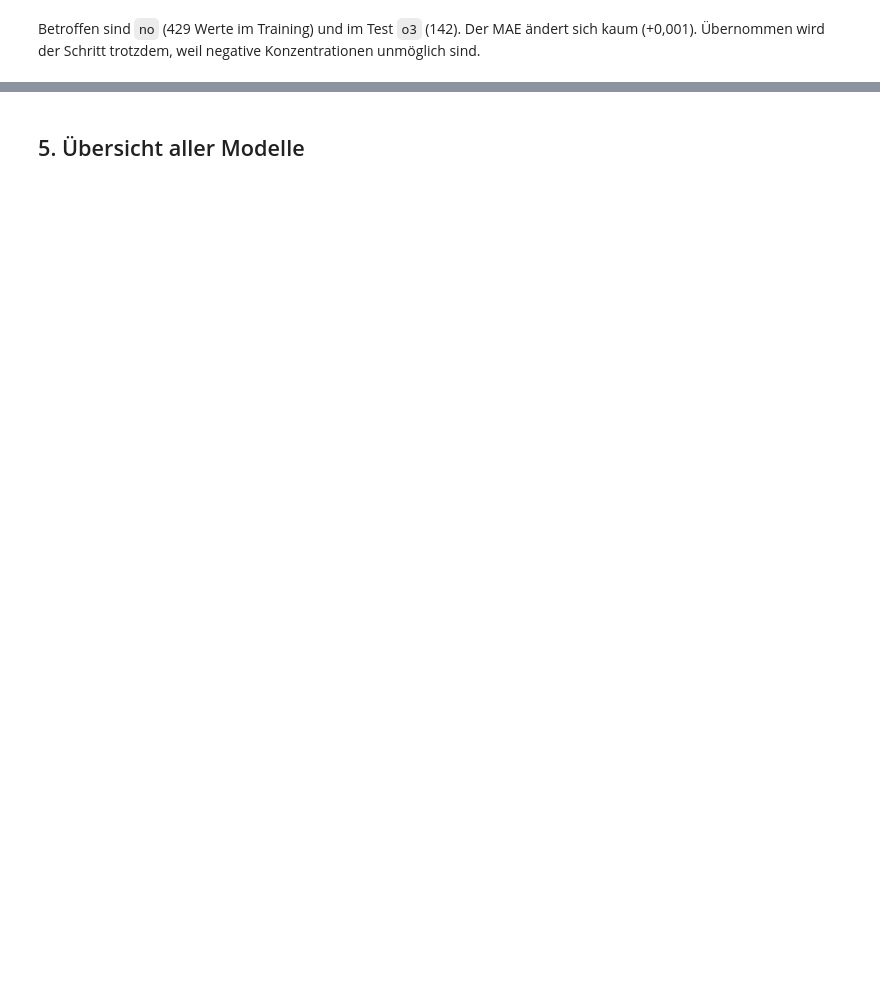
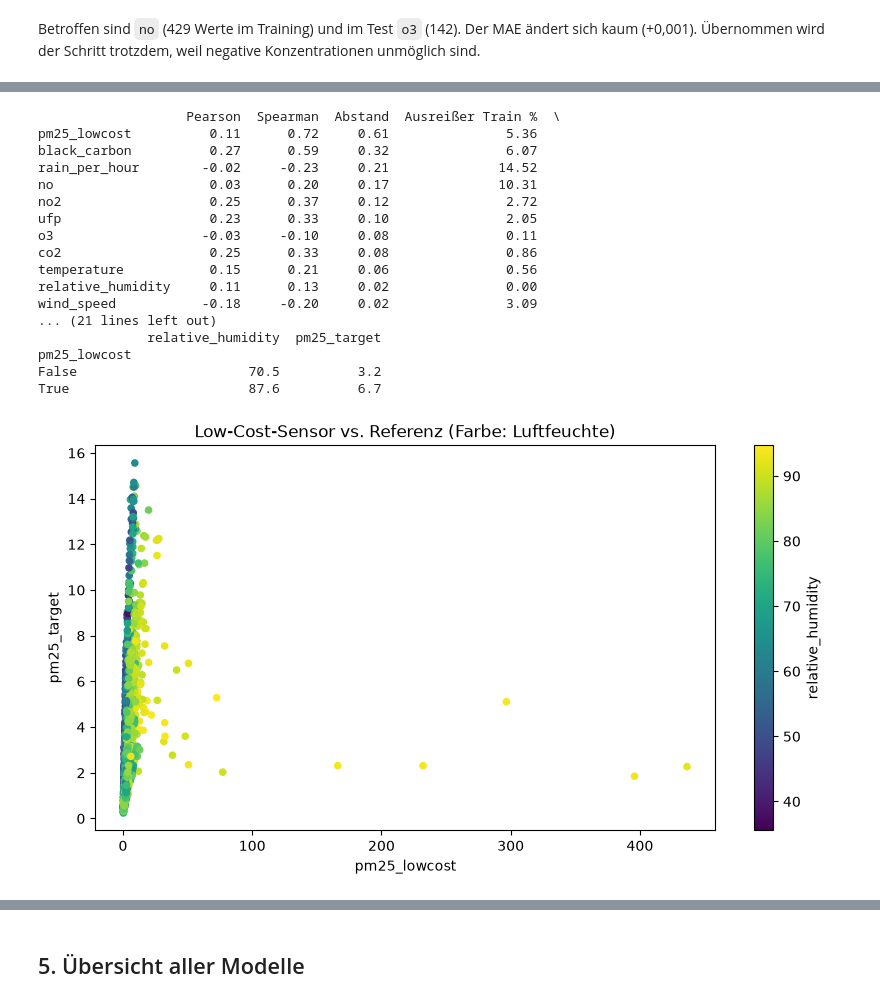
Before and after one commit to kevinvuong04/data-science-26-27, a Jupyter notebook: src/Notebooks/Aufgabe_2_Data_Preparation.ipynb, the cells around one changed output, grey strips where cells are left out. Cells and saved outputs as stored; diff of their text form; code cells hidden in the pictures; blank space fills up the shorter version.

```diff
--- a/src/Notebooks/Aufgabe_2_Data_Preparation.ipynb
+++ b/src/Notebooks/Aufgabe_2_Data_Preparation.ipynb
@@ -42,0 +53,16 @@ Test: 2024-11-01 00:00:00 bis 2024-12-31 23:00:00 | 1464 Zeilen, ohne Label: 45
+# %%
+MASK_COLS = ["temperature", "relative_humidity", "pressure", "wind_speed", "wind_direction", "rain_vol", "glob_rad",
+             "black_carbon", "ufp"]
+
+# Teststunde an derselben relativen Position wie die Validierungsstunde
+position = (np.arange(len(valid)) * len(test) / len(valid)).round().astype(int)
+position = np.minimum(position, len(test) - 1)
+
+valid_mask = valid.copy()
+for col in MASK_COLS:
+    missing_in_test = test[col].isnull().values[position]
+    valid_mask.loc[missing_in_test, col] = np.nan
+
+print(pd.DataFrame({"fehlend Validierung %": valid[MASK_COLS].isnull().mean() * 100,
+                    "fehlend Validierung maskiert %": valid_mask[MASK_COLS].isnull().mean() * 100,
+                    "fehlend Test %": test[MASK_COLS].isnull().mean() * 100}).round(1))
@@ -187,3 +267,8 @@ path = [baseline]      # übernommene Schritte
+# %%
+cur = original
+current = baseline
+path = [baseline]        # übernommene Schritte
+path_data = [original]   # Datenstand nach jedem übernommenen Schritt (für die Analyse in Abschnitt 6)
 # %% [markdown]
 ### 4.1 Negative Werte
 Konzentrationen können nicht negativ sein, negative Werte werden auf 0 gesetzt.
@@ -719,0 +389,41 @@ rain_vol                   0.03   1.13
+# %%
+train_cur, valid_cur = cur[0], cur[1]
+features = feature_columns(train_cur)
+diagnosis = pd.DataFrame({"Pearson": train_cur[features].corrwith(train_cur[LABEL]),
+                          "Spearman": train_cur[features].corrwith(train_cur[LABEL], method="spearman")})
+diagnosis["Abstand"] = diagnosis["Spearman"].abs() - diagnosis["Pearson"].abs()
+for col in features:
+    q1, q3 = train_cur[col].quantile(0.25), train_cur[col].quantile(0.75)
+    lower, upper = q1 - 1.5 * (q3 - q1), q3 + 1.5 * (q3 - q1)
+    diagnosis.loc[col, "Ausreißer Train %"] = ((train_cur[col] < lower) | (train_cur[col] > upper)).mean() * 100
+    diagnosis.loc[col, "Ausreißer Val %"] = ((valid_cur[col] < lower) | (valid_cur[col] > upper)).mean() * 100
+diagnosis["Schiefe Train"] = train_cur[features].skew()
+print(diagnosis.sort_values("Abstand", ascending=False).round(2))
+
+# Wann treten die Low-Cost-Ausreißer auf?
+q1, q3 = train_cur["pm25_lowcost"].quantile(0.25), train_cur["pm25_lowcost"].quantile(0.75)
+lowcost_outlier = train_cur["pm25_lowcost"] > q3 + 1.5 * (q3 - q1)
+print("\nMittelwerte ohne (False) und mit (True) Low-Cost-Ausreißer:")
+print(train_cur.groupby(lowcost_outlier)[["relative_humidity", LABEL]].mean().round(1))
+train_cur.plot.scatter(x="pm25_lowcost", y=LABEL, c="relative_humidity", colormap="viridis",
+                       sharex=False, figsize=(10, 5), title="Low-Cost-Sensor vs. Referenz (Farbe: Luftfeuchte)")
+plt.show()
+# %% [output]
+                   Pearson  Spearman  Abstand  Ausreißer Train %  \
+pm25_lowcost          0.11      0.72     0.61               5.36
+black_carbon          0.27      0.59     0.32               6.07
+rain_per_hour        -0.02     -0.23     0.21              14.52
+no                    0.03      0.20     0.17              10.31
+no2                   0.25      0.37     0.12               2.72
+ufp                   0.23      0.33     0.10               2.05
+o3                   -0.03     -0.10     0.08               0.11
+co2                   0.25      0.33     0.08               0.86
+temperature           0.15      0.21     0.06               0.56
+relative_humidity     0.11      0.13     0.02               0.00
+wind_speed           -0.18     -0.20     0.02               3.09
+... (21 lines left out)
+              relative_humidity  pm25_target
+pm25_lowcost
+False                      70.5          3.2
+True                       87.6          6.7
+[figure, added]
```
Also changed, not shown: parts of 65 cells of this notebook, 5 other files.
